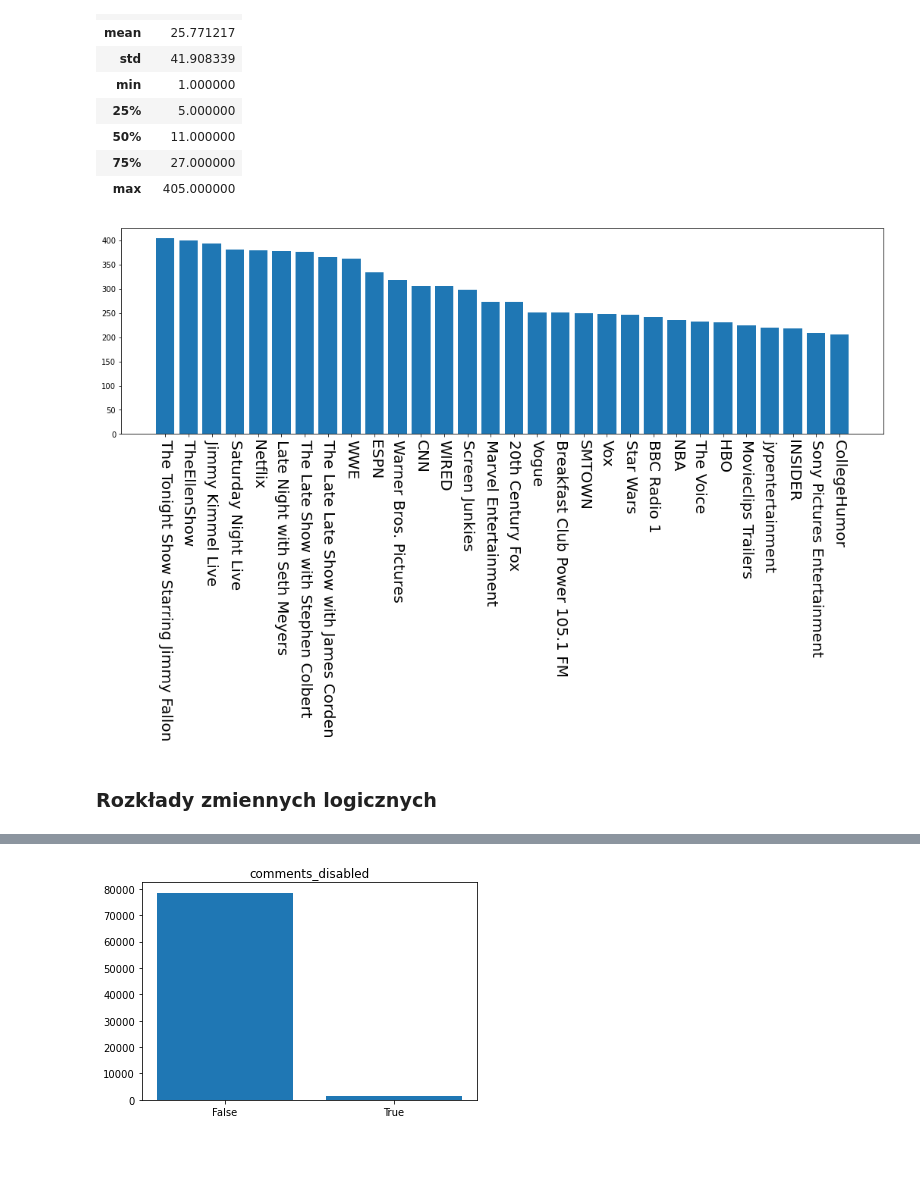
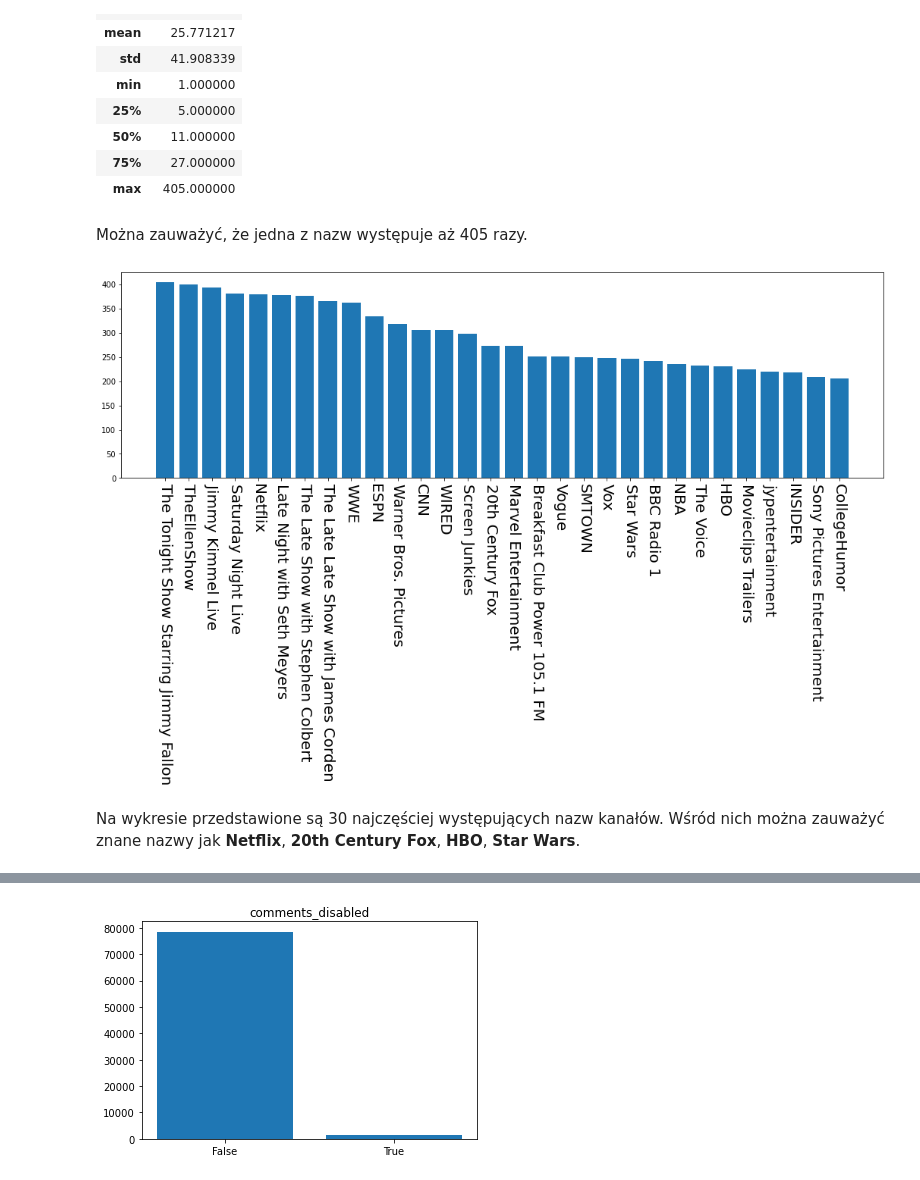
Before and after one commit to DominikKossinski/PED, a Jupyter notebook: ped.ipynb, the cells around one changed output, grey strips where cells are left out. Cells and saved outputs as stored; diff of their text form; code cells hidden in the pictures; blank space fills up the shorter version.

Commit message:
some cells descriptions, tokenized titles

```diff
--- a/ped.ipynb
+++ b/ped.ipynb
@@ -126,13 +88,16 @@ unique_channel_titles.describe()
 | 50% | 11.000000 |
 | 75% | 27.000000 |
 | max | 405.000000 |
+# %% [markdown]
+Można zauważyć, że jedna z nazw występuje aż 405 razy.
 # %%
-unique_channel_titles = unique_channel_titles[unique_channel_titles["count"] > 200]
 plt.subplots(figsize=(18,5))
-plt.bar(unique_channel_titles["channel_title"], unique_channel_titles["count"])
+plt.bar(unique_channel_titles.head(30)["channel_title"], unique_channel_titles.head(30)["count"])
 plt.xticks(rotation=270, fontsize=20)
 plt.show()
 # %% [output]
-[figure, old version]
+[figure, new version]
-# %% [markdown]
-### Rozkłady zmiennych logicznych
+# %% [markdown]
+Na wykresie przedstawione są 30 najczęściej występujących nazw kanałów.
+Wśród nich można zauważyć znane nazwy jak **Netflix**, **20th Century Fox**, **HBO**,
+**Star Wars**.
```
Also changed, not shown: parts of 50 cells of this notebook, 2 other files.
